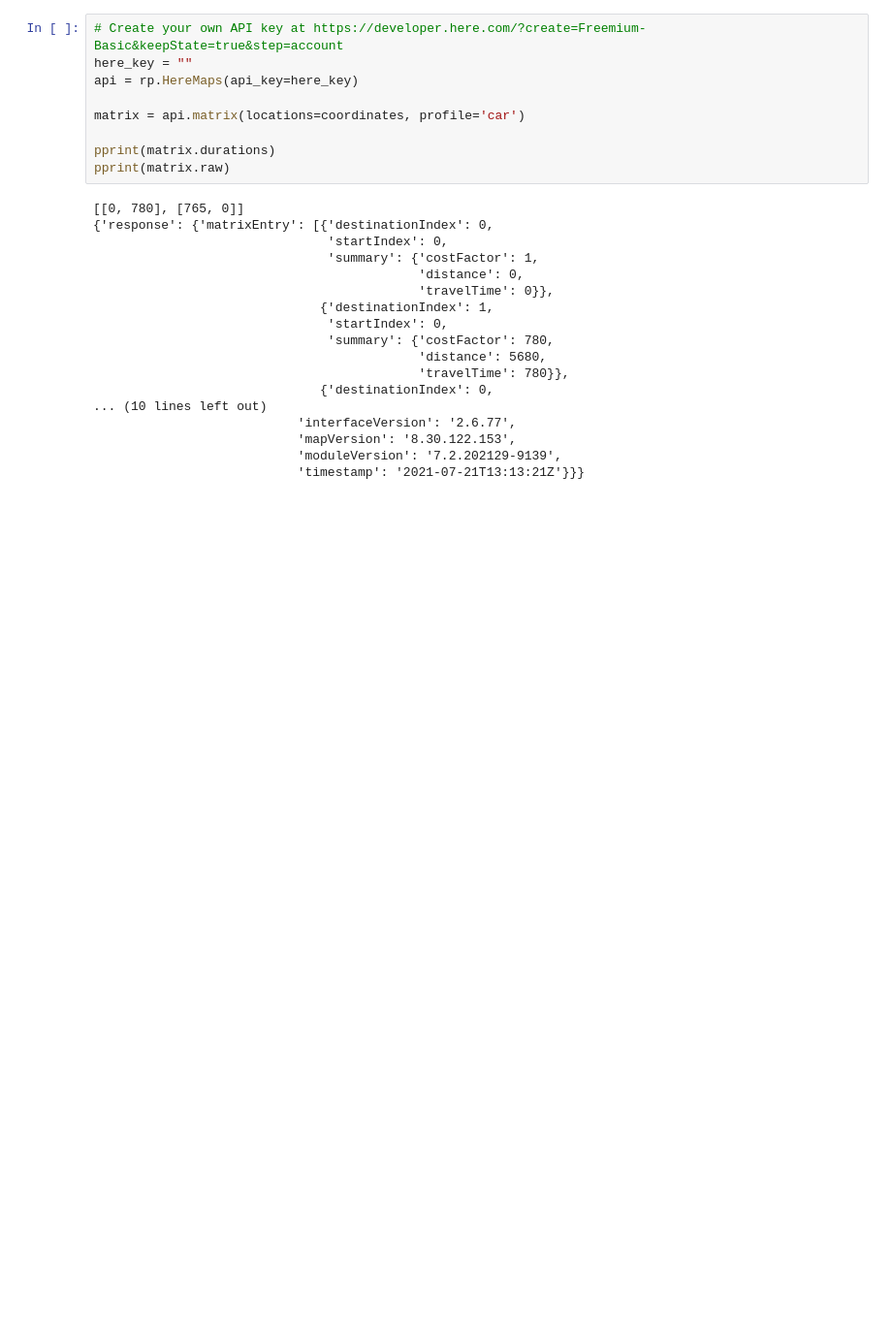
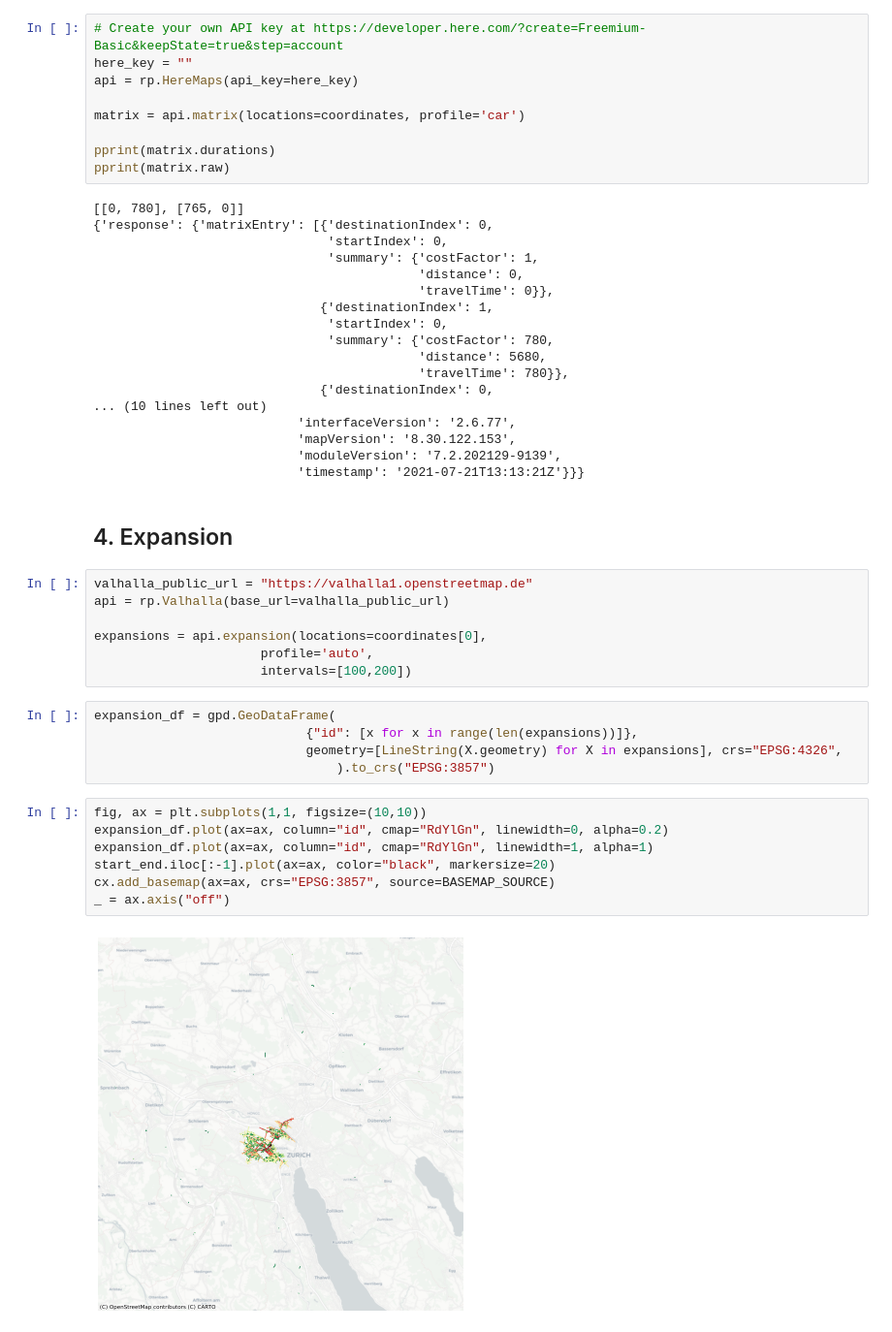
Before and after one commit to gis-ops/routingpy, a Jupyter notebook: examples/basic_examples.ipynb, the cells around one changed output. Shown: that part at 97% size. Cells and saved outputs as stored; diff of their text form; blank space fills up the shorter version.

Commit message:
feat: added expansion example

```diff
--- a/examples/basic_examples.ipynb
+++ b/examples/basic_examples.ipynb
@@ -81,3 +81,26 @@ pprint(matrix.raw)
                            'mapVersion': '8.30.122.153',
                            'moduleVersion': '7.2.202129-9139',
                            'timestamp': '2021-07-21T13:13:21Z'}}}
+# %% [markdown]
+## 4. Expansion
+# %%
+valhalla_public_url = "https://valhalla1.openstreetmap.de"
+api = rp.Valhalla(base_url=valhalla_public_url)
+
+expansions = api.expansion(locations=coordinates[0],
+                      profile='auto',
+                      intervals=[100,200])
+# %%
+expansion_df = gpd.GeoDataFrame(
+                            {"id": [x for x in range(len(expansions))]},
+                            geometry=[LineString(X.geometry) for X in expansions], crs="EPSG:4326",
+                                ).to_crs("EPSG:3857")
+# %%
+fig, ax = plt.subplots(1,1, figsize=(10,10))
+expansion_df.plot(ax=ax, column="id", cmap="RdYlGn", linewidth=0, alpha=0.2)
+expansion_df.plot(ax=ax, column="id", cmap="RdYlGn", linewidth=1, alpha=1)
+start_end.iloc[:-1].plot(ax=ax, color="black", markersize=20)
+cx.add_basemap(ax=ax, crs="EPSG:3857", source=BASEMAP_SOURCE)
+_ = ax.axis("off")
+# %% [output]
+[figure, added]
```
